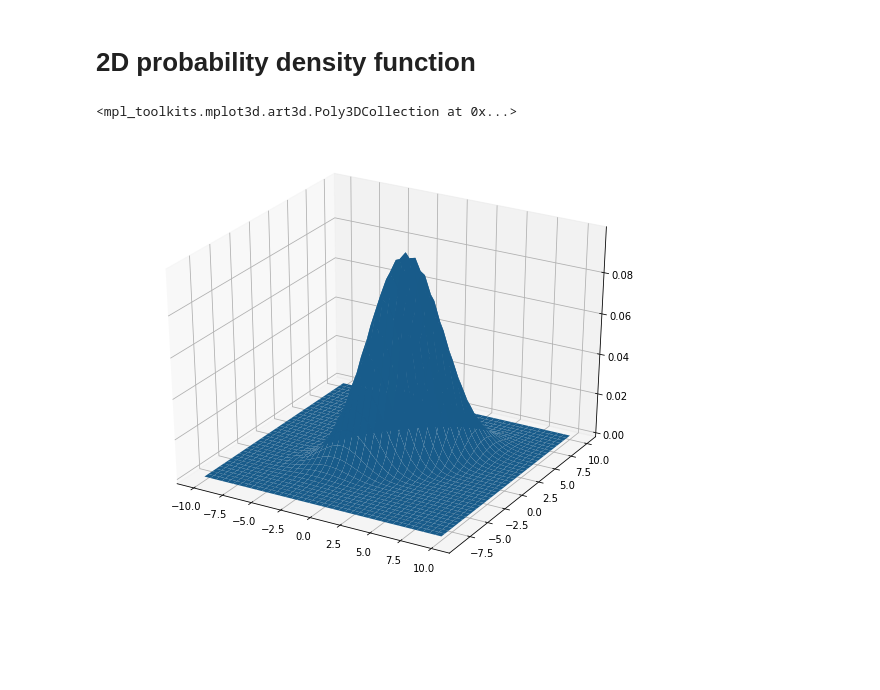
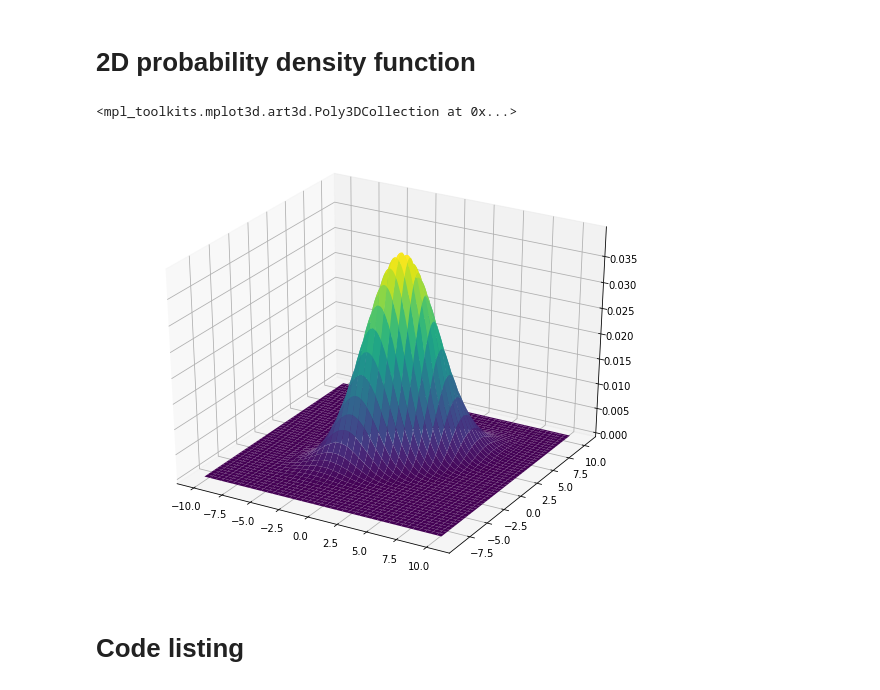
Before and after one commit to teobouvard/study, a Jupyter notebook: 4-UiS/machine-learning/assignments/lab1/labsol1.ipynb, the cells around one changed output. Saved outputs shown, nothing was run; the diff lists cells and outputs as text; code cells hidden in the pictures; blank space fills up the shorter version.

```diff
--- a/4-UiS/machine-learning/assignments/lab1/labsol1.ipynb
+++ b/4-UiS/machine-learning/assignments/lab1/labsol1.ipynb
@@ -28,17 +29,17 @@ plt.show()
 # %% [markdown]
 # 2D probability density function
 # %%
-x1 = np.arange(-10, 10.5, 0.5).reshape(-1, 1)
-x2 = np.arange(-9, 10.5, 0.5).reshape(-1, 1)
-grid = np.meshgrid(x1, x2)
+x1 = np.arange(-10, 10.5, 0.1).reshape(-1, 1)
+x2 = np.arange(-9, 10.5, 0.1).reshape(-1, 1)
 mu = np.array([1, 1]).reshape(2, 1)
 covariance_matrix = np.array([5, 3, 3, 5]).reshape(2, 2)
-p = norm2D(mu, covariance_matrix, grid)
+p, mesh = norm2D(mu, covariance_matrix, x1, x2)
 # %%
 fig = plt.figure()
 ax = fig.add_subplot(projection='3d')
-#ax.scatter(*grid, c='green')
-ax.plot_surface(*grid, p)
+ax.plot_surface(*mesh, p, cmap=cm.viridis)
 # %% [output]
 <mpl_toolkits.mplot3d.art3d.Poly3DCollection at 0x...>
-[figure, old version]
+[figure, new version]
+# %% [markdown]
+# Code listing
```
Also changed, not shown: parts of 2 cells of this notebook, 7 other files.
